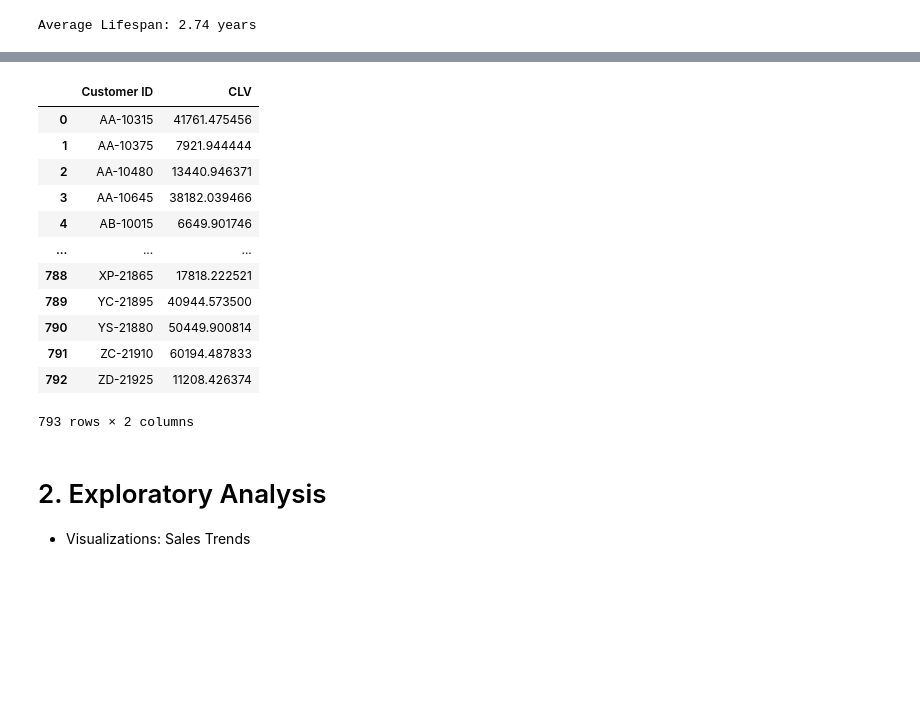
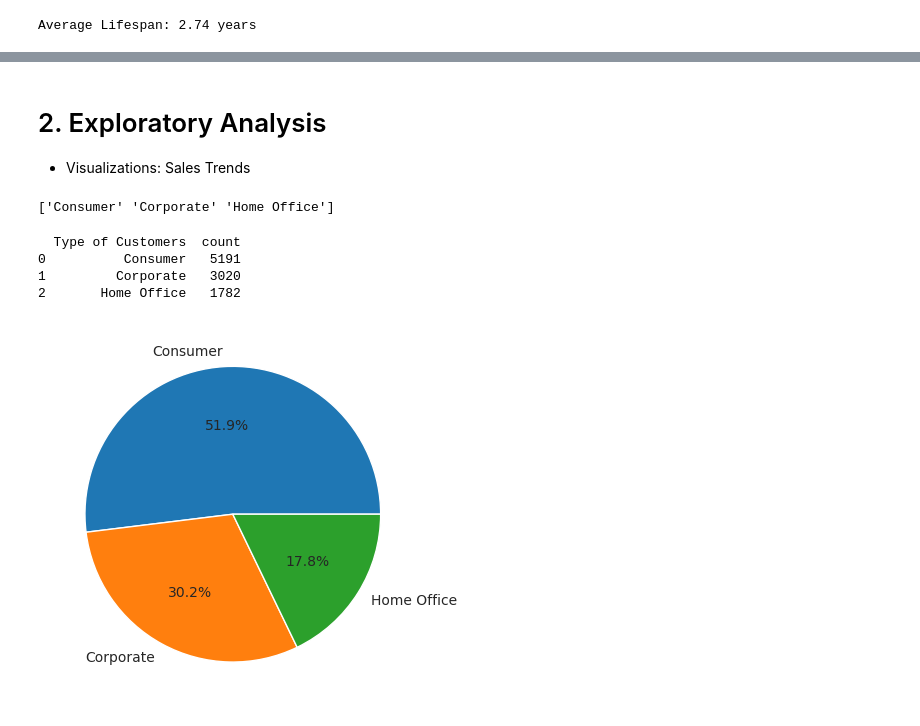
Before and after one commit to zakianazzum/superstore_sales_analysis, a Jupyter notebook: sales_analysis.ipynb, the cells around one changed output, grey strips where cells are left out. Cells and saved outputs as stored; diff of their text form; code cells hidden in the pictures; blank space fills up the shorter version.

```diff
--- a/sales_analysis.ipynb
+++ b/sales_analysis.ipynb
@@ -85,5 +125,6 @@ df['Order Month'] = df['Order Date'].dt.month
 # %%
-df['Total Revenue'] = df['Sales'] - df['Discount']
+# Renaming Sales column
+df.rename(columns={'Sales':'Total Revenue'}, inplace=True)
 # %% [markdown]
 * Calculating Customer Lifetime Value (CLV)
 # %%
@@ -108,0 +143,7 @@ clv_df = clv.reset_index(name='CLV')
+# %%
+avg_order_value = df.groupby('Customer ID')['Total Revenue'].mean()
+purchase_frequency = df.groupby('Customer ID')['Order ID'].count()
+
+clv = avg_order_value * purchase_frequency * ave_lifespan
+clv = clv.rename('CLV')
+df = df.merge(clv, on='Customer ID', how='left')
@@ -109,19 +165,27 @@ clv_df = clv.reset_index(name='CLV')
 # %%
-clv_df
+df.drop('Potential Revenue', axis=1, inplace=True)
-# %% [output]
-|  | Customer ID | CLV |
-| 0 | AA-10315 | 41761.475456 |
-| 1 | AA-10375 | 7921.944444 |
-| 2 | AA-10480 | 13440.946371 |
-| 3 | AA-10645 | 38182.039466 |
-| 4 | AB-10015 | 6649.901746 |
-| ... | ... | ... |
-| 788 | XP-21865 | 17818.222521 |
-| 789 | YC-21895 | 40944.573500 |
-| 790 | YS-21880 | 50449.900814 |
-| 791 | ZC-21910 | 60194.487833 |
-| 792 | ZD-21925 | 11208.426374 |
-793 rows × 2 columns
 # %% [markdown]
 # 2. Exploratory Analysis
 * Visualizations: Sales Trends
+# %%
+# Types of customers
+
+types_of_customers = df['Segment'].unique()
+
+print(types_of_customers)
+# %% [output]
+['Consumer' 'Corporate' 'Home Office']
+# %%
+number_of_customers = df['Segment'].value_counts().reset_index()
+number_of_customers = number_of_customers.rename(columns={'Segment': 'Type of Customers'})
+# %%
+print(number_of_customers)
+# %% [output]
+  Type of Customers  count
+0          Consumer   5191
+1         Corporate   3020
+2       Home Office   1782
+# %%
+plt.pie(number_of_customers['count'], labels=number_of_customers['Type of Customers'], autopct='%1.1f%%');
+# %% [output]
+[figure, added]
```
Also changed, not shown: parts of 39 cells of this notebook.
